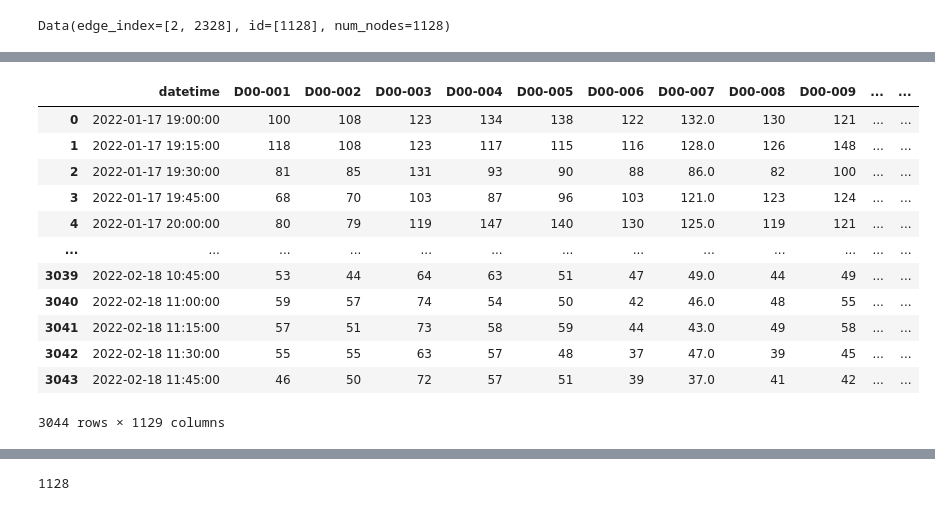
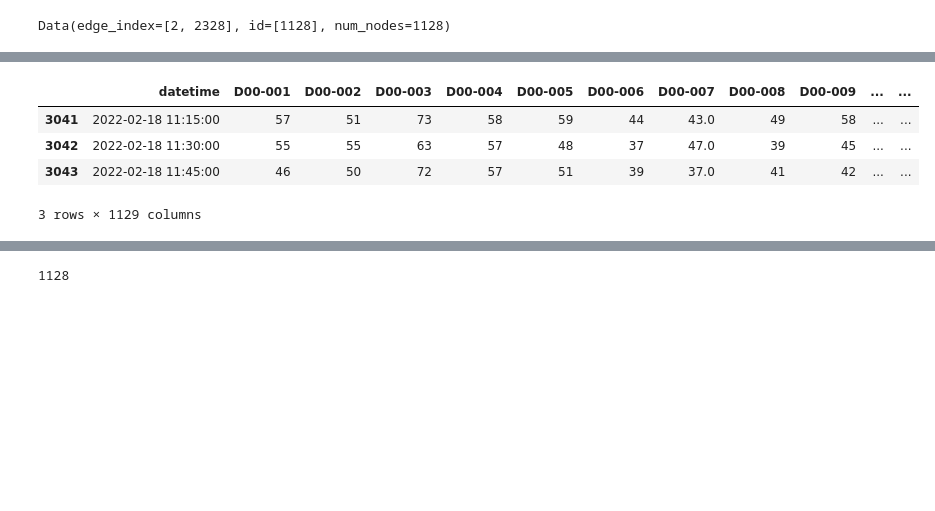
Before and after one commit to Eldervald/traffic-extrapolation, a Jupyter notebook: crn/gnn_forecasting.ipynb, the cells around one changed output, grey strips where cells are left out. Saved outputs shown, nothing was run; the diff lists cells and outputs as text; code cells hidden in the pictures; blank space fills up the shorter version.

```diff
--- a/crn/gnn_forecasting.ipynb
+++ b/crn/gnn_forecasting.ipynb
@@ -66,19 +77,12 @@ Data(edge_index=[2, 2328], id=[1128], num_nodes=1128)
 # %%
-df = pd.read_csv('data/intensity.csv')
-df = df.fillna(0)
-df
+intensity = pd.read_csv('data/intensity.csv')
+# intensity = intensity.fillna(method='ffill')
+intensity = intensity.fillna(0)
+intensity.tail(3)
 # %% [output]
 |  | datetime | D00-001 | D00-002 | D00-003 | D00-004 | D00-005 | D00-006 | D00-007 | D00-008 | D00-009 | ... | ... |
-| 0 | 2022-01-17 19:00:00 | 100 | 108 | 123 | 134 | 138 | 122 | 132.0 | 130 | 121 | ... | ... |
-| 1 | 2022-01-17 19:15:00 | 118 | 108 | 123 | 117 | 115 | 116 | 128.0 | 126 | 148 | ... | ... |
-| 2 | 2022-01-17 19:30:00 | 81 | 85 | 131 | 93 | 90 | 88 | 86.0 | 82 | 100 | ... | ... |
-| 3 | 2022-01-17 19:45:00 | 68 | 70 | 103 | 87 | 96 | 103 | 121.0 | 123 | 124 | ... | ... |
-| 4 | 2022-01-17 20:00:00 | 80 | 79 | 119 | 147 | 140 | 130 | 125.0 | 119 | 121 | ... | ... |
-| ... | ... | ... | ... | ... | ... | ... | ... | ... | ... | ... | ... | ... |
-| 3039 | 2022-02-18 10:45:00 | 53 | 44 | 64 | 63 | 51 | 47 | 49.0 | 44 | 49 | ... | ... |
-| 3040 | 2022-02-18 11:00:00 | 59 | 57 | 74 | 54 | 50 | 42 | 46.0 | 48 | 55 | ... | ... |
 | 3041 | 2022-02-18 11:15:00 | 57 | 51 | 73 | 58 | 59 | 44 | 43.0 | 49 | 58 | ... | ... |
 | 3042 | 2022-02-18 11:30:00 | 55 | 55 | 63 | 57 | 48 | 37 | 47.0 | 39 | 45 | ... | ... |
 | 3043 | 2022-02-18 11:45:00 | 46 | 50 | 72 | 57 | 51 | 39 | 37.0 | 41 | 42 | ... | ... |
-3044 rows × 1129 columns
+3 rows × 1129 columns
 # %%
```
Also changed, not shown: parts of 19 cells of this notebook.
